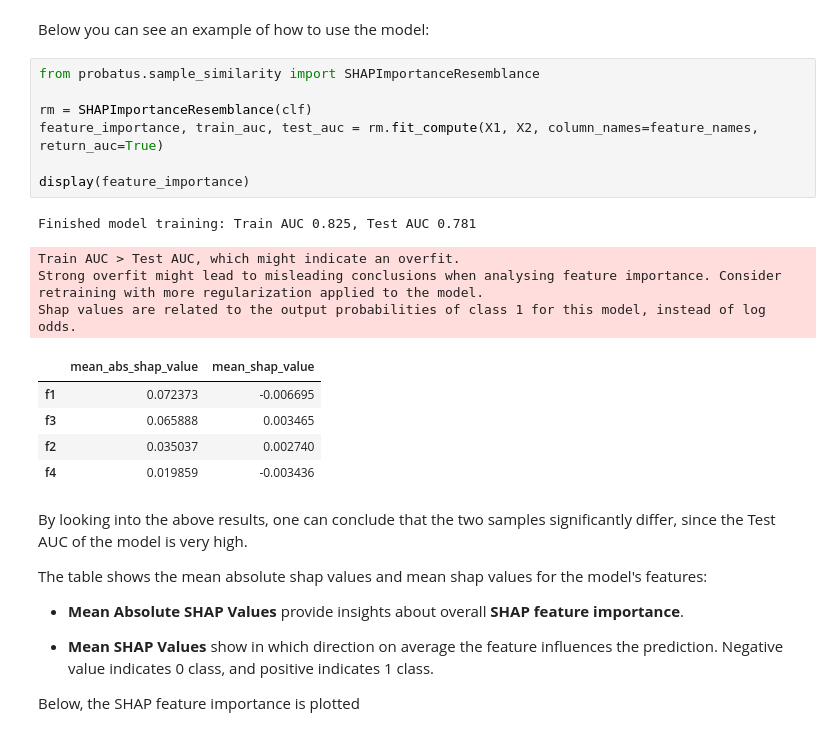
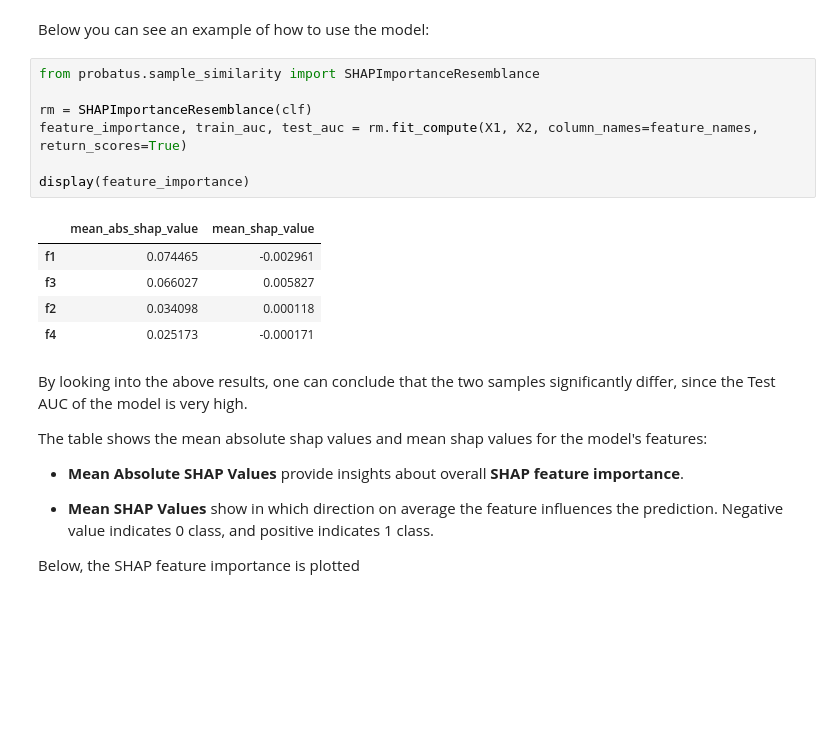
Before and after one commit to ing-bank/probatus, a Jupyter notebook: docs/tutorials/nb_sample_similarity.ipynb, the cells around one changed output. Cells and saved outputs as stored; diff of their text form; blank space fills up the shorter version.

```diff
--- a/docs/tutorials/nb_sample_similarity.ipynb
+++ b/docs/tutorials/nb_sample_similarity.ipynb
@@ -44,20 +44,16 @@ Below you can see an example of how to use the model:
 # %%
 from probatus.sample_similarity import SHAPImportanceResemblance
 
 rm = SHAPImportanceResemblance(clf)
-feature_importance, train_auc, test_auc = rm.fit_compute(X1, X2, column_names=feature_names, return_auc=True)
+feature_importance, train_auc, test_auc = rm.fit_compute(X1, X2, column_names=feature_names, return_scores=True)
 
 display(feature_importance)
 # %% [output]
-Finished model training: Train AUC 0.825, Test AUC 0.781
-Train AUC > Test AUC, which might indicate an overfit.
-Strong overfit might lead to misleading conclusions when analysing feature importance. Consider retraining with more regularization applied to the model.
-Shap values are related to the output probabilities of class 1 for this model, instead of log odds.
 |  | mean_abs_shap_value | mean_shap_value |
-| f1 | 0.072373 | -0.006695 |
-| f3 | 0.065888 | 0.003465 |
-| f2 | 0.035037 | 0.002740 |
-| f4 | 0.019859 | -0.003436 |
+| f1 | 0.074465 | -0.002961 |
+| f3 | 0.066027 | 0.005827 |
+| f2 | 0.034098 | 0.000118 |
+| f4 | 0.025173 | -0.000171 |
 # %% [markdown]
 By looking into the above results, one can conclude that the two samples significantly differ, since the Test AUC of the model is very high.
 
```
Also changed, not shown: parts of 4 cells of this notebook, 15 other files.
